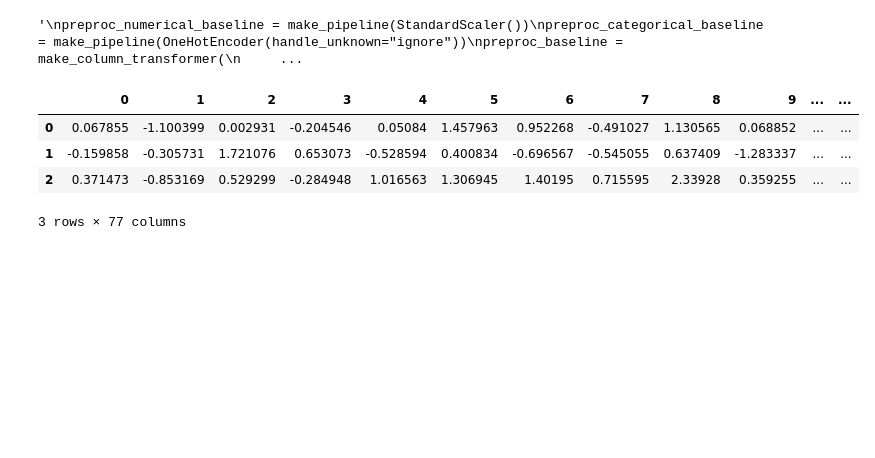
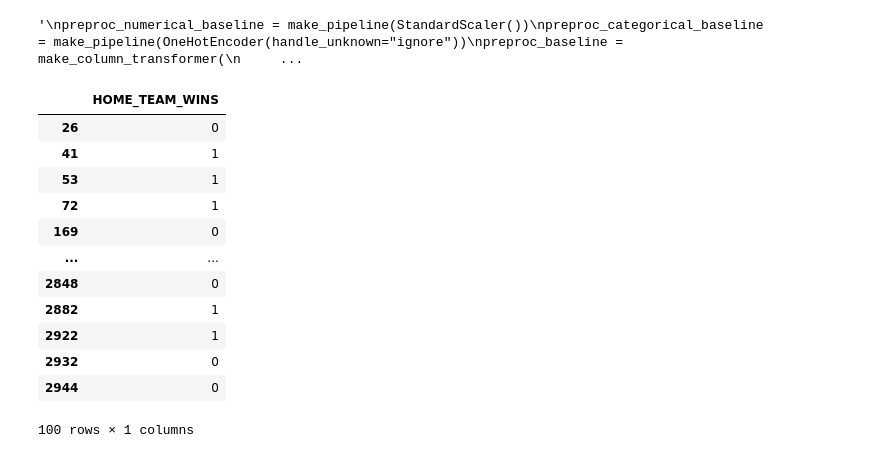
Before and after one commit to Aipeni/nba_stat, a Jupyter notebook: nba_test.ipynb, the cells around one changed output. Saved outputs shown, nothing was run; the diff lists cells and outputs as text; code cells hidden in the pictures; blank space fills up the shorter version.

Commit message:
get a trainning 90%...

```diff
--- a/nba_test.ipynb
+++ b/nba_test.ipynb
@@ -51,4 +54,5 @@ from sklearn.metrics import make_scorer
 # %%
 import pandas as pd
-df=pd.read_csv("games.csv")
-df.head()
+df_full=pd.read_csv("games.csv")
+df_full1=df_full[df_full["HOME_TEAM_ID"]==1610612742]
+df=df_full1[0:100]
@@ -67,10 +69,8 @@ df.head()
 # %%
 df.dropna(axis=0,inplace=True)
-df.drop(["TEAM_ID_home","TEAM_ID_away"],axis=1,inplace=True)
+df.drop(['GAME_DATE_EST', 'GAME_ID', 'GAME_STATUS_TEXT',
+       'VISITOR_TEAM_ID', 'SEASON', 'TEAM_ID_home'],axis=1,inplace=True)
 team=pd.read_csv("teams.csv")
-def get_team(num):
-    return team[team["TEAM_ID"]==num]["NICKNAME"].values[0]
-df["HOME_TEAM_NAME"]=np.vectorize(get_team)(df["HOME_TEAM_ID"])
-df["HOME_TEAM_NAME"]=np.vectorize(get_team)(df["HOME_TEAM_ID"])
-X_train=df.drop("HOME_TEAM_WINS",axis=1)
+
+X_train=df.drop(["HOME_TEAM_WINS","HOME_TEAM_ID","TEAM_ID_away"],axis=1)
 y_train=df[["HOME_TEAM_WINS"]]
@@ -105,8 +132,16 @@ X_train_transformed = preprocessor.fit_transform(X_train)
 # %%
-display(pd.DataFrame(X_train_transformed).head(3))
+y_train
 # %% [output]
-|  | 0 | 1 | 2 | 3 | 4 | 5 | 6 | 7 | 8 | 9 | ... | ... |
-| 0 | 0.067855 | -1.100399 | 0.002931 | -0.204546 | 0.05084 | 1.457963 | 0.952268 | -0.491027 | 1.130565 | 0.068852 | ... | ... |
-| 1 | -0.159858 | -0.305731 | 1.721076 | 0.653073 | -0.528594 | 0.400834 | -0.696567 | -0.545055 | 0.637409 | -1.283337 | ... | ... |
-| 2 | 0.371473 | -0.853169 | 0.529299 | -0.284948 | 1.016563 | 1.306945 | 1.40195 | 0.715595 | 2.33928 | 0.359255 | ... | ... |
+|  | HOME_TEAM_WINS |
+| 26 | 0 |
+| 41 | 1 |
+| 53 | 1 |
+| 72 | 1 |
+| 169 | 0 |
+| ... | ... |
+| 2848 | 0 |
+| 2882 | 1 |
+| 2922 | 1 |
+| 2932 | 0 |
+| 2944 | 0 |
-3 rows × 77 columns
+100 rows × 1 columns
```
Also changed, not shown: parts of 16 cells of this notebook.
